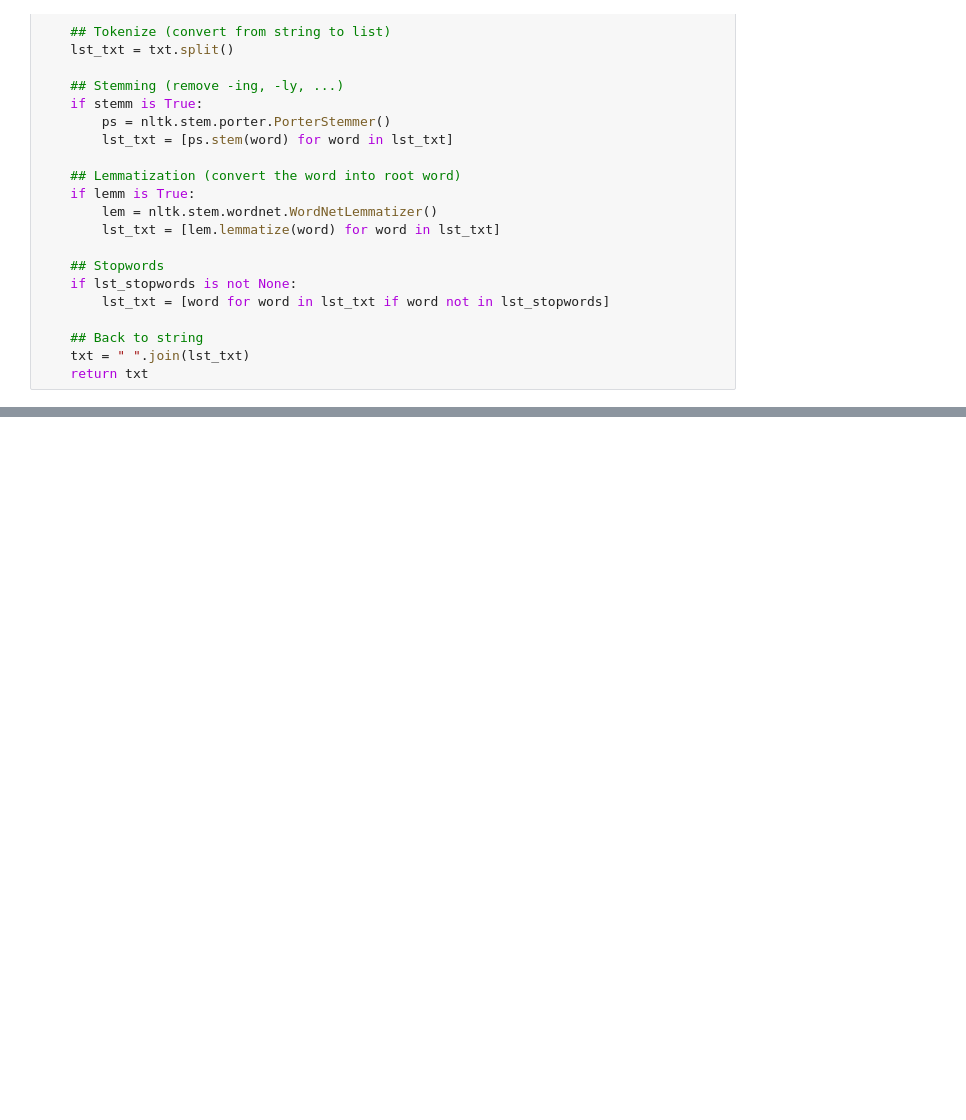
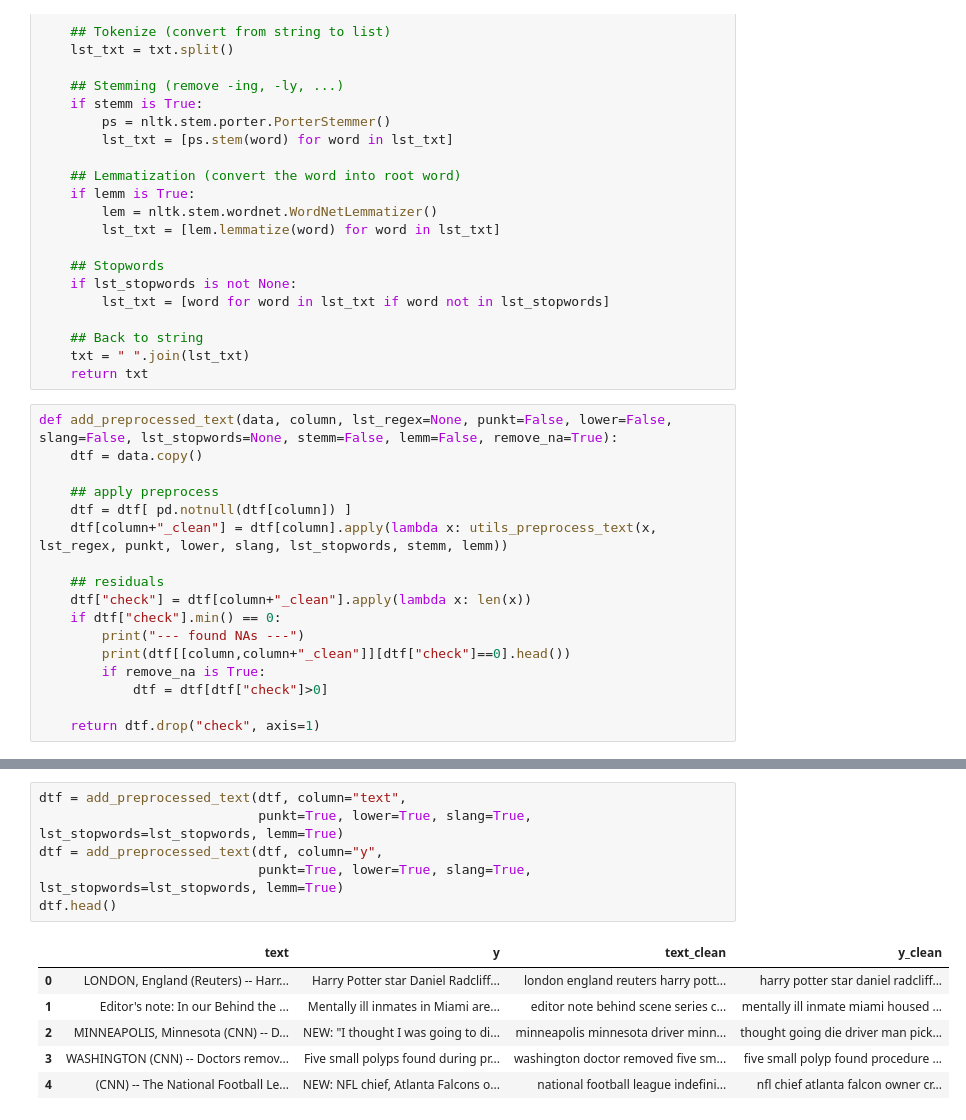
Before and after one commit to agusbudimanwiranata/Hello-World, a Jupyter notebook: Summarzation.ipynb, the cells around one changed output, grey strips where cells are left out. Drawn from its saved outputs; the diff is of its cells as text; blank space fills up the shorter version.

Commit message:
preprocess text

```diff
--- a/Summarzation.ipynb
+++ b/Summarzation.ipynb
@@ -140,3 +140,20 @@ def utils_preprocess_text(txt, lst_regex=None, punkt=True, lower=True, slang=Tru
     ## Back to string
     txt = " ".join(lst_txt)
     return txt
+# %%
+def add_preprocessed_text(data, column, lst_regex=None, punkt=False, lower=False, slang=False, lst_stopwords=None, stemm=False, lemm=False, remove_na=True):
+    dtf = data.copy()
+
+    ## apply preprocess
+    dtf = dtf[ pd.notnull(dtf[column]) ]
+    dtf[column+"_clean"] = dtf[column].apply(lambda x: utils_preprocess_text(x, lst_regex, punkt, lower, slang, lst_stopwords, stemm, lemm))
+
+    ## residuals
+    dtf["check"] = dtf[column+"_clean"].apply(lambda x: len(x))
+    if dtf["check"].min() == 0:
+        print("--- found NAs ---")
+        print(dtf[[column,column+"_clean"]][dtf["check"]==0].head())
+        if remove_na is True:
+            dtf = dtf[dtf["check"]>0]
+
+    return dtf.drop("check", axis=1)
@@ -142,0 +225,13 @@ def utils_preprocess_text(txt, lst_regex=None, punkt=True, lower=True, slang=Tru
+# %%
+dtf = add_preprocessed_text(dtf, column="text",
+                            punkt=True, lower=True, slang=True, lst_stopwords=lst_stopwords, lemm=True)
+dtf = add_preprocessed_text(dtf, column="y",
+                            punkt=True, lower=True, slang=True, lst_stopwords=lst_stopwords, lemm=True)
+dtf.head()
+# %% [output]
+|  | text | y | text_clean | y_clean |
+| 0 | LONDON, England (Reuters) -- Harr... | Harry Potter star Daniel Radcliff... | london england reuters harry pott... | harry potter star daniel radcliff... |
+| 1 | Editor's note: In our Behind the ... | Mentally ill inmates in Miami are... | editor note behind scene series c... | mentally ill inmate miami housed ... |
+| 2 | MINNEAPOLIS, Minnesota (CNN) -- D... | NEW: "I thought I was going to di... | minneapolis minnesota driver minn... | thought going die driver man pick... |
+| 3 | WASHINGTON (CNN) -- Doctors remov... | Five small polyps found during pr... | washington doctor removed five sm... | five small polyp found procedure ... |
+| 4 | (CNN) -- The National Football Le... | NEW: NFL chief, Atlanta Falcons o... | national football league indefini... | nfl chief atlanta falcon owner cr... |
```
Also changed, not shown: parts of 3 cells of this notebook.
